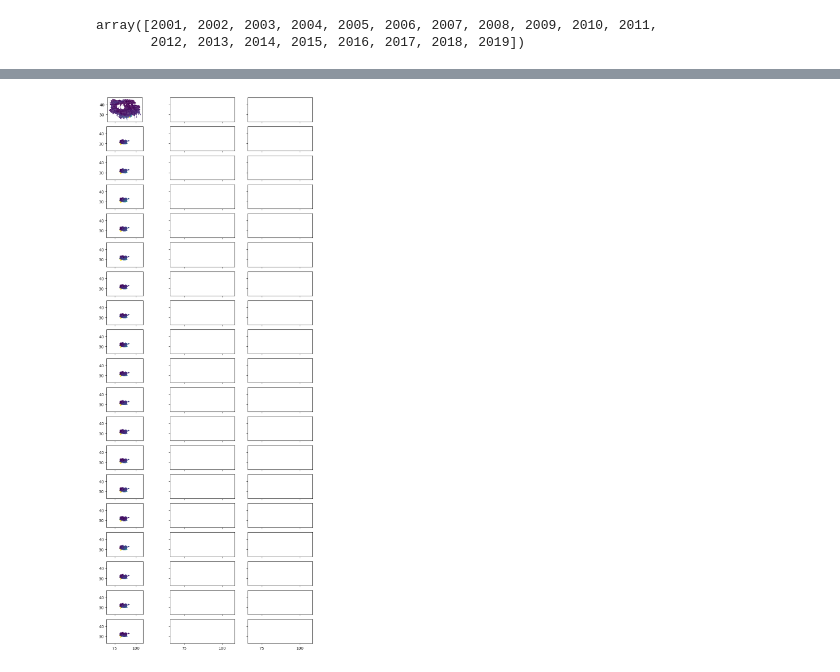
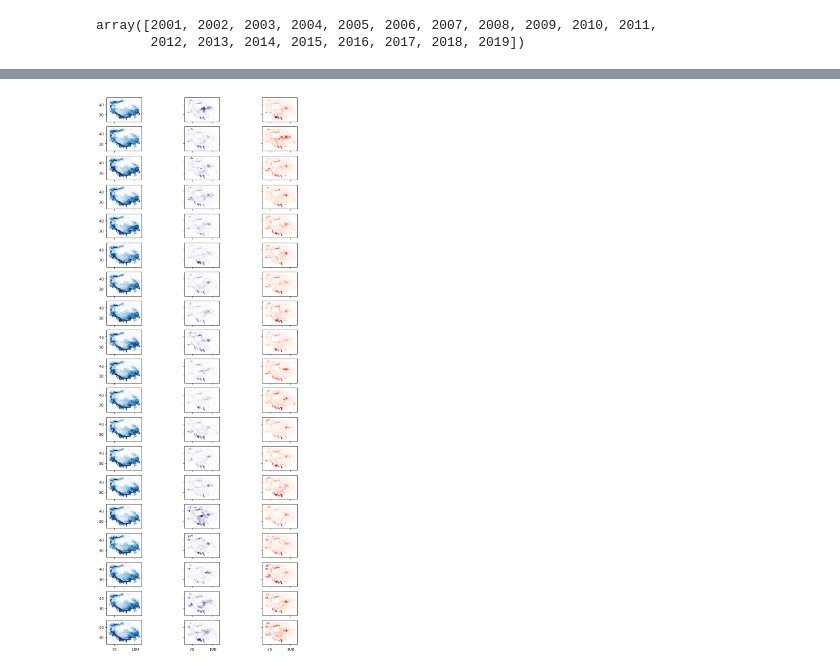
Before and after one commit to 4DModeller/tblakes, a Jupyter notebook: precip_v_lake.ipynb, the cells around one changed output, grey strips where cells are left out. Cells and saved outputs as stored; diff of their text form; code cells hidden in the pictures.

```diff
--- a/precip_v_lake.ipynb
+++ b/precip_v_lake.ipynb
@@ -306,11 +273,13 @@ df[df.year==2002].plot('precip')
 # %%
 fig, axes = plt.subplots(19, 3, figsize=(10, 25), sharex=True, sharey=True)
 
 for n, ax in enumerate(axes):
     year = 2001 + n
-    df[df.year==year].plot('precip', ax=ax[0])
+    df[df.year==year].plot('precip', ax=ax[0], cmap='Blues', vmin=0.1, vmax=1.2)
+    df[df.year==year].plot('growth_ratio', ax=ax[1], cmap='Purples', vmin=1e-4, vmax=1e-2)
+    df[df.year==year].plot('decline_ratio', ax=ax[2], cmap='Reds', vmin=1e-4, vmax=1e-2)
 # %% [output]
-[figure, old version]
+[figure, new version]
 # %%
 fig, ax = plt.subplots(16, 3, figsize=(10, 25), sharex=True, sharey=True)
 # ax = ax.flatten()
```
Also changed, not shown: parts of 15 cells of this notebook.
